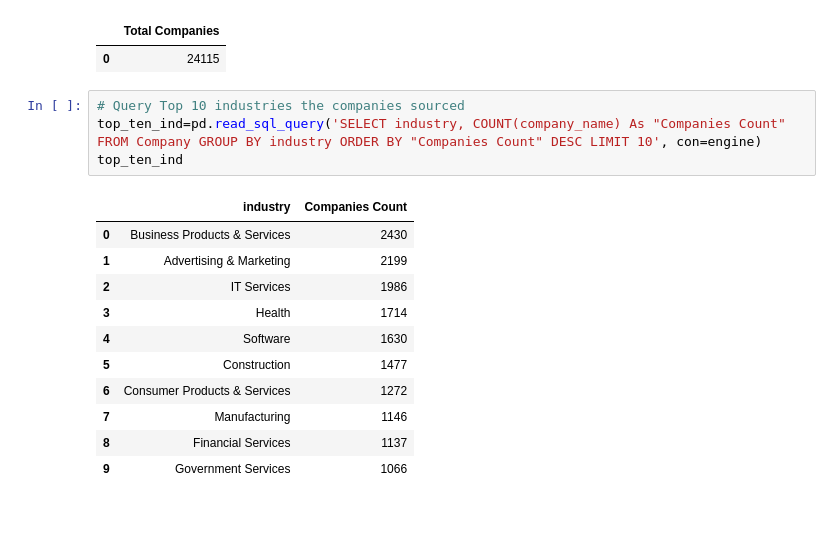
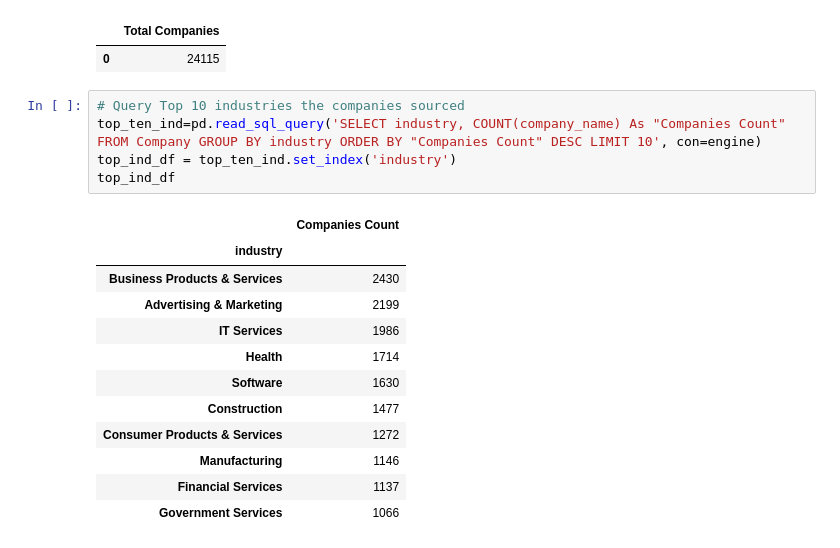
Before and after one commit to ermiasgelaye/ETL-Project, a Jupyter notebook: ETL_data_project.ipynb, the cells around one changed output. Cells and saved outputs as stored; diff of their text form; blank space fills up the shorter version.

```diff
--- a/ETL_data_project.ipynb
+++ b/ETL_data_project.ipynb
@@ -365,16 +363,18 @@ pd.read_sql_query('SELECT COUNT(company_name) As "Total Companies" FROM Company'
 # %%
 # Query Top 10 industries the companies sourced
 top_ten_ind=pd.read_sql_query('SELECT industry, COUNT(company_name) As "Companies Count" FROM Company GROUP BY industry ORDER BY "Companies Count" DESC LIMIT 10', con=engine)
-top_ten_ind
+top_ind_df = top_ten_ind.set_index('industry')
+top_ind_df
 # %% [output]
-|  | industry | Companies Count |
-| 0 | Business Products & Services | 2430 |
-| 1 | Advertising & Marketing | 2199 |
-| 2 | IT Services | 1986 |
-| 3 | Health | 1714 |
-| 4 | Software | 1630 |
-| 5 | Construction | 1477 |
-| 6 | Consumer Products & Services | 1272 |
-| 7 | Manufacturing | 1146 |
-| 8 | Financial Services | 1137 |
-| 9 | Government Services | 1066 |
+|  | Companies Count |
+| industry |  |
+| Business Products & Services | 2430 |
+| Advertising & Marketing | 2199 |
+| IT Services | 1986 |
+| Health | 1714 |
+| Software | 1630 |
+| Construction | 1477 |
+| Consumer Products & Services | 1272 |
+| Manufacturing | 1146 |
+| Financial Services | 1137 |
+| Government Services | 1066 |
```
Also changed, not shown: parts of 8 cells of this notebook, 8 other files.
